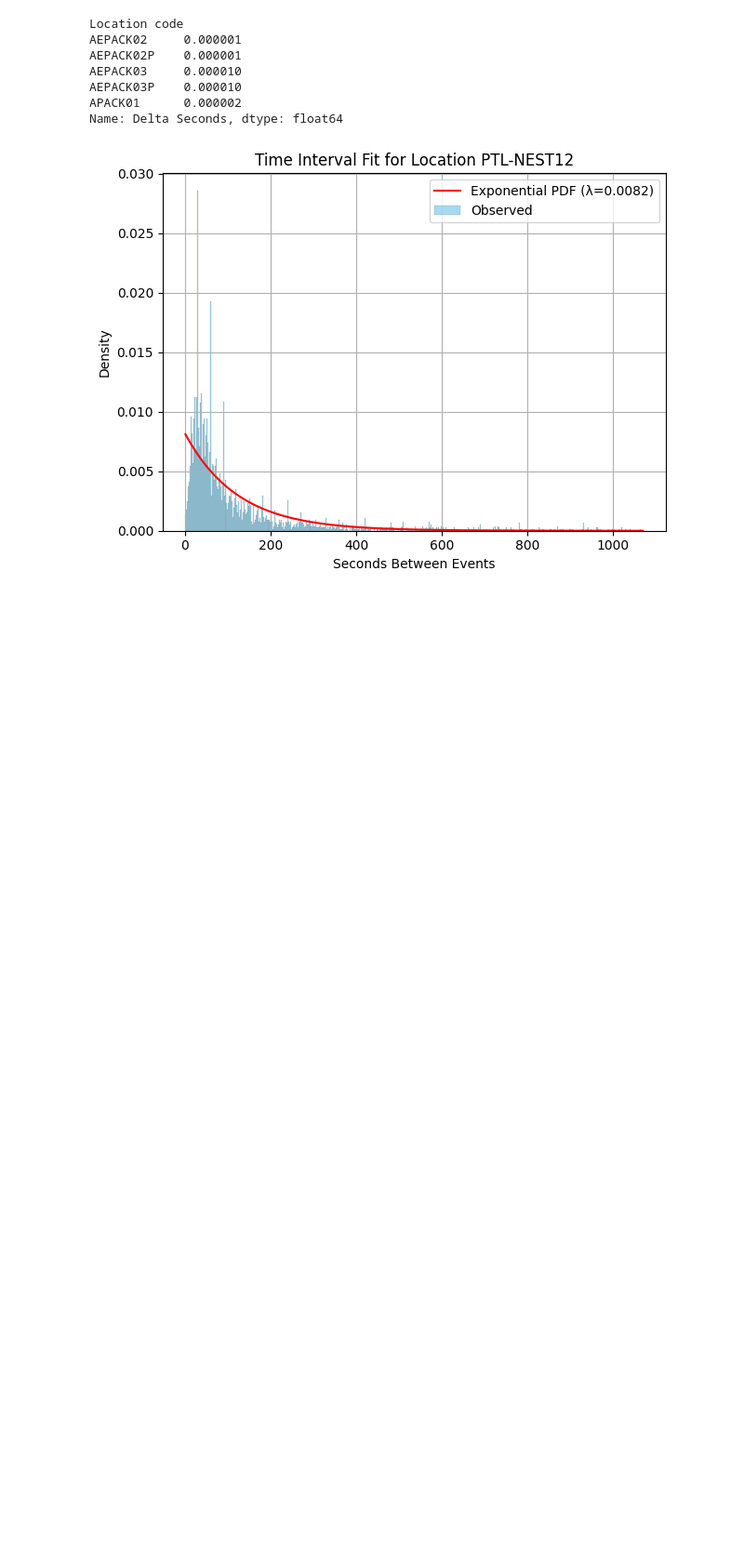
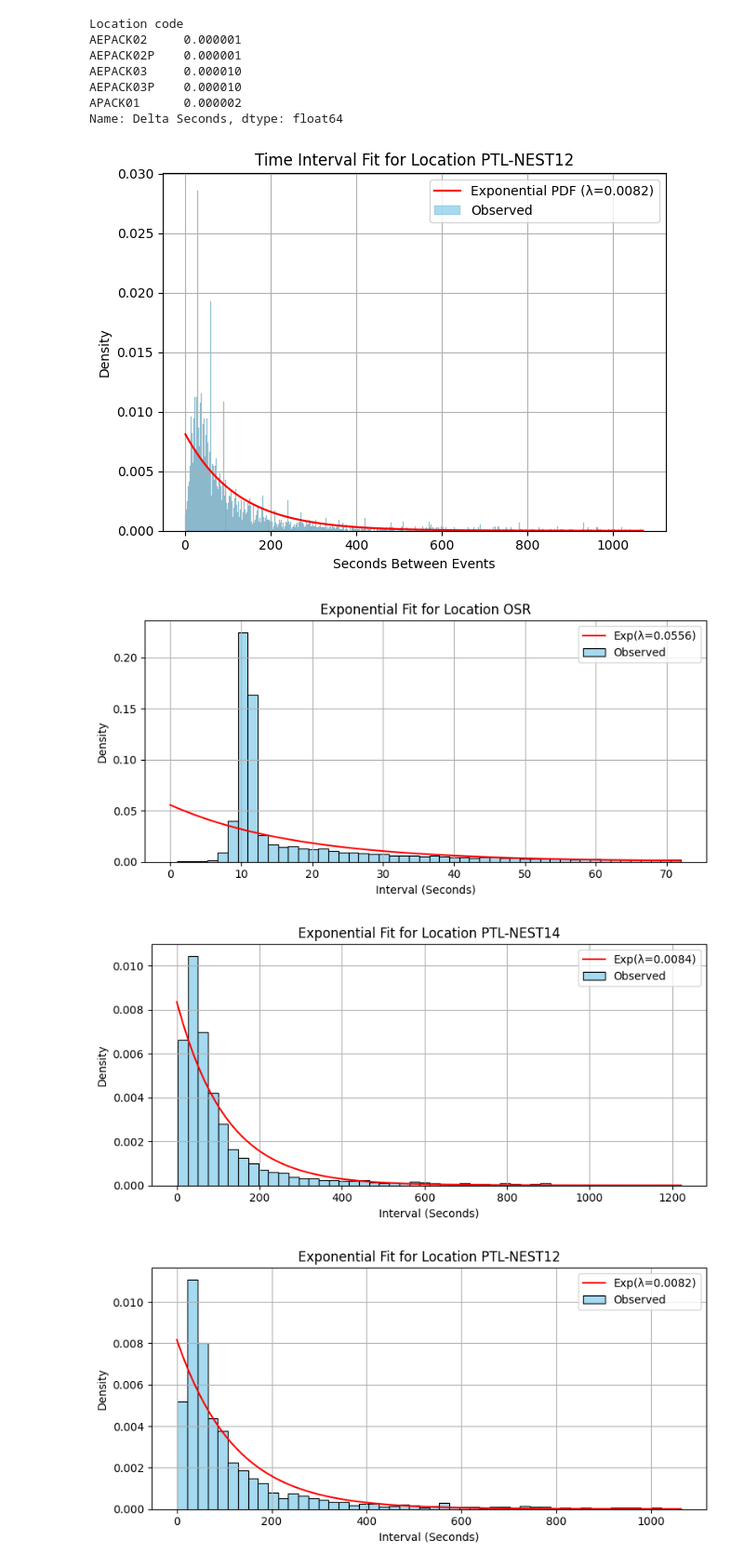
Before and after one commit to TomTom2028/SoftwareSim, a Jupyter notebook: AnalysisData.ipynb, the cells around one changed output. Shown: that part at 93% size. Saved outputs shown, nothing was run; the diff lists cells and outputs as text; code cells hidden in the pictures; blank space fills up the shorter version.

Commit message:
more graphs

```diff
--- a/AnalysisData.ipynb
+++ b/AnalysisData.ipynb
@@ -154,3 +154,52 @@ plt.tight_layout()
 plt.show()
 # %% [output]
 [figure]
+# %%
+import matplotlib.pyplot as plt
+import seaborn as sns
+import numpy as np
+
+# Step 1: Sort and compute intervals
+df_sorted = df.sort_values(by=['Location code', 'Last Change Dt'])
+df_sorted['Time Delta'] = df_sorted.groupby('Location code')['Last Change Dt'].diff()
+df_sorted['Delta Seconds'] = df_sorted['Time Delta'].dt.total_seconds()
+
+# Step 2: Get top 13 Location codes by row count
+top_locations = df['Location code'].value_counts().head(13).index
+
+# Step 3: Plot in loop
+for loc in top_locations:
+    df_loc = df_sorted[df_sorted['Location code'] == loc]
+    upper_bound = df_loc['Delta Seconds'].quantile(0.99)
+
+        # Filter out outliers
+    intervals = df_loc['Delta Seconds'][
+        (df_loc['Delta Seconds'] <= upper_bound) &
+        (df_loc['Delta Seconds'] >= 1)
+    ].dropna()
+
+
+    if len(intervals) < 2:
+        continue  # skip locations with too few intervals to plot
+
+    lambda_hat = 1 / intervals.mean()
+
+    # Plot
+    plt.figure(figsize=(8, 4))
+    sns.histplot(intervals, bins=50, stat='density', color='skyblue', label='Observed')
+
+    x = np.linspace(0, intervals.max(), 500)
+    pdf = lambda_hat * np.exp(-lambda_hat * x)
+    plt.plot(x, pdf, color='red', label=f'Exp(λ={lambda_hat:.4f})')
+
+    plt.title(f"Exponential Fit for Location {loc}")
+    plt.xlabel("Interval (Seconds)")
+    plt.ylabel("Density")
+    plt.legend()
+    plt.grid(True)
+    plt.tight_layout()
+    plt.show()
+# %% [output]
+[figure, added]
+[figure, added]
+[figure, added]
```
Also changed, not shown: parts of 1 cell of this notebook.
